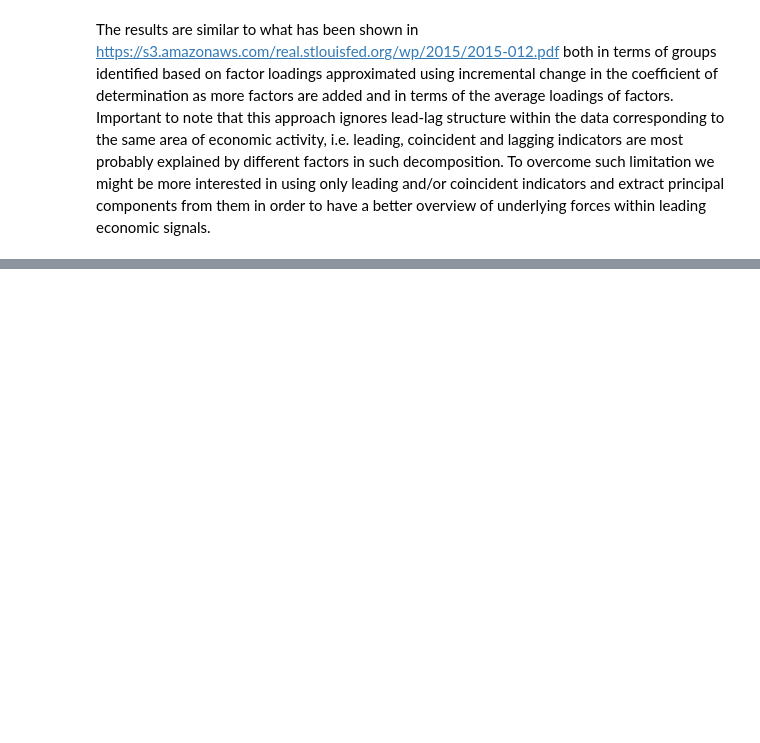
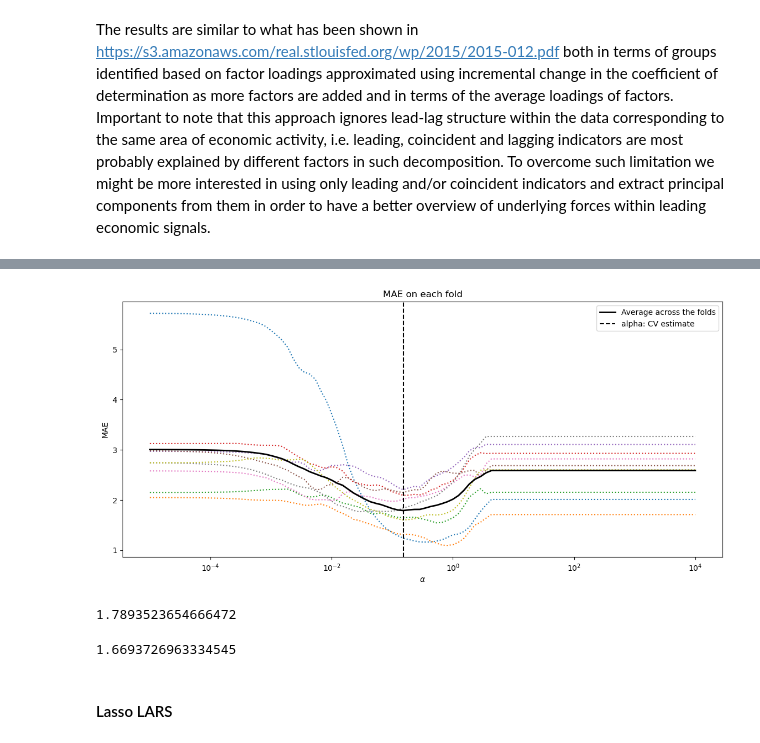
Before and after one commit to vitaliiveremiienko/GRA4160_project, a Jupyter notebook: main.ipynb, the cells around one changed output, grey strips where cells are left out. Drawn from its saved outputs; the diff is of its cells as text; code cells hidden in the pictures; blank space fills up the shorter version.

```diff
--- a/main.ipynb
+++ b/main.ipynb
@@ -562,0 +743,21 @@ y_train, X_train, y_test, X_test = prepare_before_train_test(data, target=target
+# %%
+model_lasso = Pipeline(data_with_indpro_yoy,
+                 y_name=target_variable,
+                 autoregressive_lags=[0] + lags_s[0],
+                 model=Lasso(alpha=alphas_ridge_lasso[0], max_iter=100000),
+                 lags=lags_s[0],
+                 h_ahead=6,
+                 standardize=True
+                 )
+model_lasso.prepare_data()
+model_lasso.generate_train_val_samples()
+
+mae_lasso = {}
+
+for a in alphas_ridge_lasso:
+
+    model_lasso.model = Lasso(alpha=a)
+    model_lasso.train_validate_model()
+    mae_lasso[a] = model_lasso.errors
+
+mean_mae_lasso = [np.asarray(i).mean() for i in mae_lasso.values()]
@@ -562,0 +782,36 @@ y_train, X_train, y_test, X_test = prepare_before_train_test(data, target=target
+# %%
+plt.semilogx(alphas_ridge_lasso, mae_lasso.values(), linestyle=":")
+
+plt.plot(alphas_ridge_lasso, mean_mae_lasso,
+    color="black", label="Average across the folds", linewidth=2)
+
+plt.axvline(alphas_ridge_lasso[np.argmin(mean_mae_lasso)], linestyle="--", color="black", label="alpha: CV estimate")
+plt.xlabel(r"$\alpha$")
+plt.ylabel("MAE")
+plt.legend()
+plt.title(f"MAE on each fold")
+plt.show()
+# %% [output]
+[figure, added]
+# %%
+model_lasso = Pipeline(data_with_indpro_yoy,
+                 y_name=target_variable,
+                 autoregressive_lags=[0] + lags_s[0],
+                 model=Lasso(alpha=alphas_ridge_lasso[np.argmin(mean_mae_lasso)]),
+                 lags=lags_s[0],
+                 h_ahead=6,
+                 standardize=True
+                 #use_pca=True
+                 )
+model_lasso.prepare_data()
+model_lasso.generate_train_val_samples()
+model_lasso.train_validate_model()
+np.mean(model_lasso.errors)
+# %% [output]
+1.7893523654666472
+# %%
+np.mean(model_lasso.rw_errors)
+# %% [output]
+1.6693726963334545
+# %% [markdown]
+#### Lasso LARS
```
Also changed, not shown: parts of 102 cells of this notebook.
